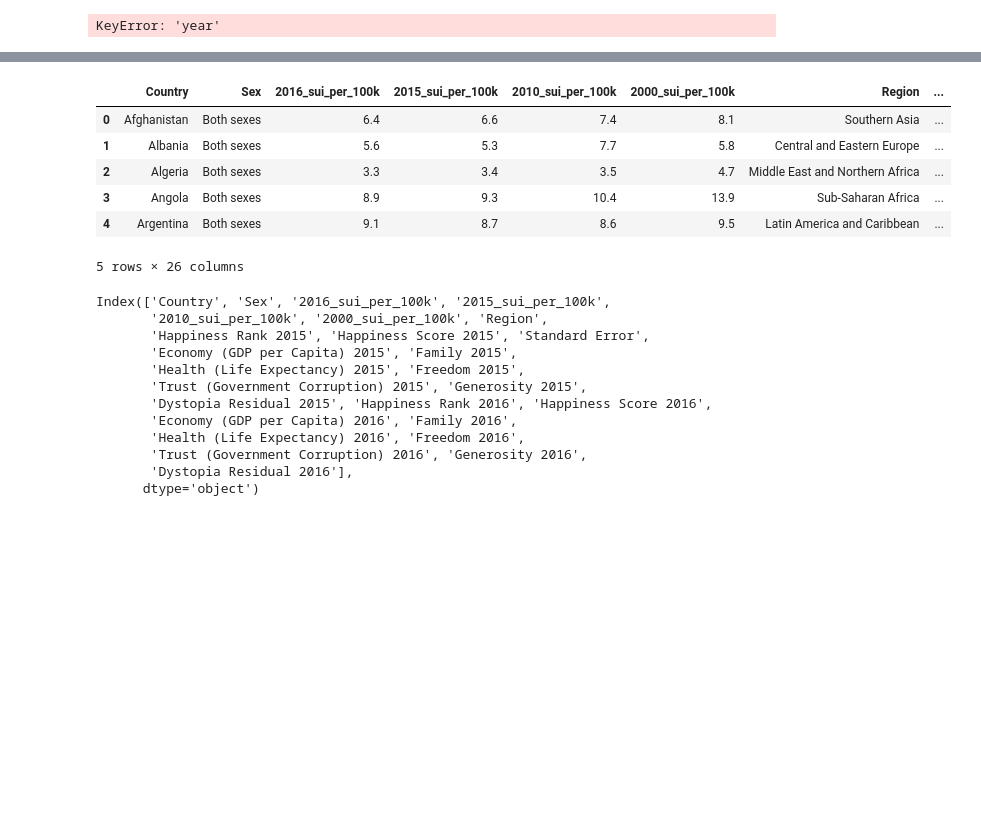
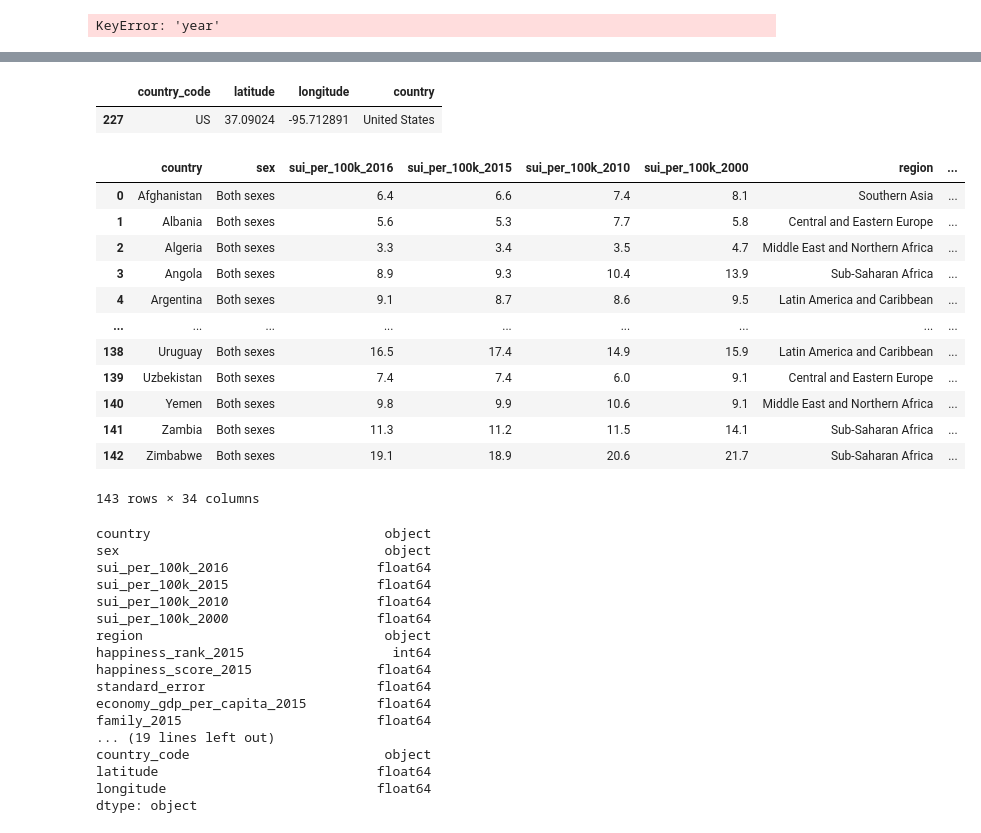
Before and after one commit to lake-walker/project_2, a Jupyter notebook: data_cleaning.ipynb, the cells around one changed output, grey strips where cells are left out. Saved outputs shown, nothing was run; the diff lists cells and outputs as text; code cells hidden in the pictures; blank space fills up the shorter version.

```diff
--- a/data_cleaning.ipynb
+++ b/data_cleaning.ipynb
@@ -134,8 +134,8 @@ working_data = total_sui_data.merge(happy_data, on='Country', how = 'inner')
 working_data
 
 # rename columns to be better
-working_data = working_data.rename(columns={'2016':'2016_sui_per_100k','2015':'2015_sui_per_100k',\
-                                           '2010':'2010_sui_per_100k','2000':'2000_sui_per_100k'})
+working_data = working_data.rename(columns={'2016':'sui_per_100k_2016','2015':'sui_per_100k_2015',\
+                                           '2010':'sui_per_100k_2010','2000':'sui_per_100k_2000'})
 # %%
 # change columns to be easier to query later
 working_data.columns = map(str.lower, working_data.columns)
@@ -170,10 +160,10 @@ working_data
 # %%
 # merge in population
-country_data = working_data.merge(suicide_data, on = 'country')
+country_data = working_data.merge(suicide_data, on = 'country', how='left')
 country_data.columns
 
 # drop the old dumpy columns we don't need
 country_data = country_data.drop(columns = {'year','total_suicides_no','total_suicides_per_100k'})
 
-country_data.columns
+country_data
 # %% [output]
@@ -192,7 +183,7 @@ Index(['country', 'sex', '2016_sui_per_100k', '2015_sui_per_100k',
 # %%
 # Create new columns for total suicides and total gdp
-country_data['2016_total_suicides'] = country_data['2016_sui_per_100k'] * (country_data['total_population']/100000)
-country_data['2015_total_suicides'] = country_data['2015_sui_per_100k'] * (country_data['total_population']/100000)
+country_data['total_suicides_2016'] = country_data['sui_per_100k_2016'] * (country_data['total_population']/100000)
+country_data['total_suicides_2015'] = country_data['sui_per_100k_2015'] * (country_data['total_population']/100000)
 # country_data['2010_total_suicides'] = country_data['2010_sui_per_100k'] * (country_data['total_population']/100000)
 # country_data['2000_total_suicides'] = country_data['2000_sui_per_100k'] * (country_data['total_population']/100000)
 country_data
@@ -217,0 +209,4 @@ country_data
+# %%
+# add in the coordinate data
+country_data = country_data.merge(coordinate_data, on = 'country', how = 'left')
+country_data
@@ -218,27 +227,43 @@ country_data
+# %%
+coordinate_data[coordinate_data['country'] == 'United States']
+# %% [output]
+|  | country_code | latitude | longitude | country |
+| 227 | US | 37.09024 | -95.712891 | United States |
 # %%
 country_data.to_csv(f'country_data.csv', index=False)
 # %%
-country_data.head()
+country_data
 # %% [output]
-|  | Country | Sex | 2016_sui_per_100k | 2015_sui_per_100k | 2010_sui_per_100k | 2000_sui_per_100k | Region | ... |
+|  | country | sex | sui_per_100k_2016 | sui_per_100k_2015 | sui_per_100k_2010 | sui_per_100k_2000 | region | ... |
 | 0 | Afghanistan | Both sexes | 6.4 | 6.6 | 7.4 | 8.1 | Southern Asia | ... |
 | 1 | Albania | Both sexes | 5.6 | 5.3 | 7.7 | 5.8 | Central and Eastern Europe | ... |
 | 2 | Algeria | Both sexes | 3.3 | 3.4 | 3.5 | 4.7 | Middle East and Northern Africa | ... |
 | 3 | Angola | Both sexes | 8.9 | 9.3 | 10.4 | 13.9 | Sub-Saharan Africa | ... |
 | 4 | Argentina | Both sexes | 9.1 | 8.7 | 8.6 | 9.5 | Latin America and Caribbean | ... |
+| ... | ... | ... | ... | ... | ... | ... | ... | ... |
+| 138 | Uruguay | Both sexes | 16.5 | 17.4 | 14.9 | 15.9 | Latin America and Caribbean | ... |
+| 139 | Uzbekistan | Both sexes | 7.4 | 7.4 | 6.0 | 9.1 | Central and Eastern Europe | ... |
+| 140 | Yemen | Both sexes | 9.8 | 9.9 | 10.6 | 9.1 | Middle East and Northern Africa | ... |
+| 141 | Zambia | Both sexes | 11.3 | 11.2 | 11.5 | 14.1 | Sub-Saharan Africa | ... |
+| 142 | Zimbabwe | Both sexes | 19.1 | 18.9 | 20.6 | 21.7 | Sub-Saharan Africa | ... |
-5 rows × 26 columns
+143 rows × 34 columns
 # %%
-country_data.columns
+country_data.dtypes
 # %% [output]
-Index(['Country', 'Sex', '2016_sui_per_100k', '2015_sui_per_100k',
-       '2010_sui_per_100k', '2000_sui_per_100k', 'Region',
-       'Happiness Rank 2015', 'Happiness Score 2015', 'Standard Error',
-       'Economy (GDP per Capita) 2015', 'Family 2015',
-       'Health (Life Expectancy) 2015', 'Freedom 2015',
-       'Trust (Government Corruption) 2015', 'Generosity 2015',
-       'Dystopia Residual 2015', 'Happiness Rank 2016', 'Happiness Score 2016',
-       'Economy (GDP per Capita) 2016', 'Family 2016',
-       'Health (Life Expectancy) 2016', 'Freedom 2016',
-       'Trust (Government Corruption) 2016', 'Generosity 2016',
-       'Dystopia Residual 2016'],
-      dtype='object')
+country                              object
+sex                                  object
+sui_per_100k_2016                   float64
+sui_per_100k_2015                   float64
+sui_per_100k_2010                   float64
+sui_per_100k_2000                   float64
+region                               object
+happiness_rank_2015                   int64
+happiness_score_2015                float64
+standard_error                      float64
+economy_gdp_per_capita_2015         float64
+family_2015                         float64
+... (19 lines left out)
+country_code                         object
+latitude                            float64
+longitude                           float64
+dtype: object
```
Also changed, not shown: parts of 9 cells of this notebook, 5 other files.
